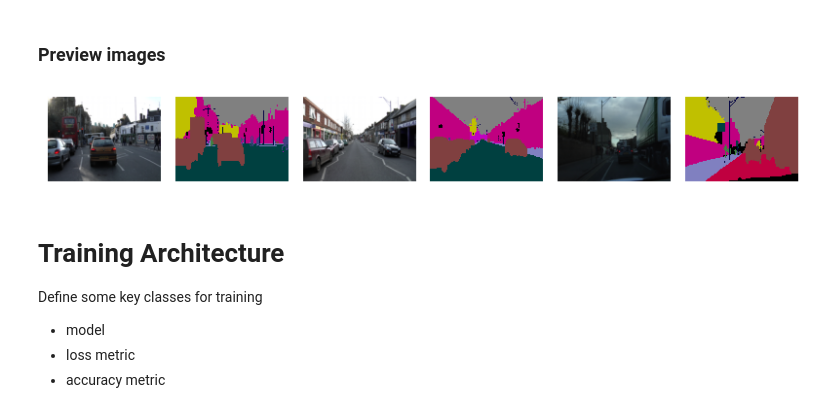
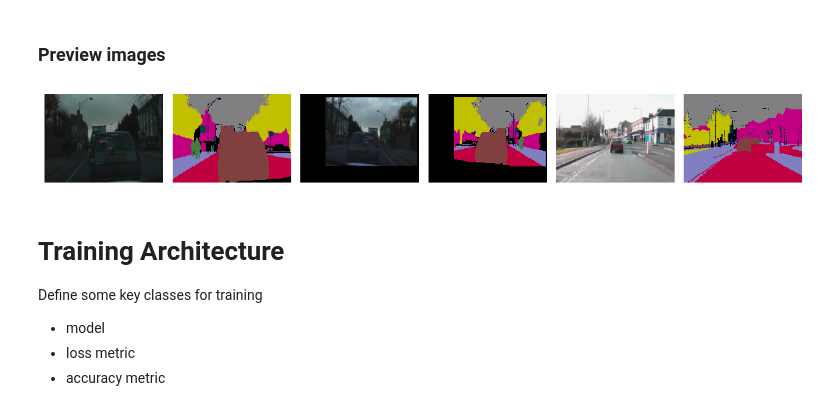
Before and after one commit to LeonY117/msc_project, a Jupyter notebook: notebooks/camvid.ipynb, the cells around one changed output. Cells and saved outputs as stored; diff of their text form; code cells hidden in the pictures.

Commit message:
update unet wrapper and some plotting funcs

```diff
--- a/notebooks/camvid.ipynb
+++ b/notebooks/camvid.ipynb
@@ -267,7 +277,6 @@ if 'CamVid' not in os.listdir('/content'):
 ## Define some Global Variables
 # %%
 # get classes for CamVid
-
 # class_dict = pd.read_csv('/content/CamVid/class_dict.csv')
 
 RGB2CLSNAME = {
@@ -323,7 +332,7 @@ FILL_PIX = 11
 WIDTH = 480
 HEIGHT = 360
 
-CLASSES = list(set(RGB2CLSNAME.values()))
+CLASSES = sorted(list(set(RGB2CLSNAME.values())))
 RGB2CLASS = {rgb:{c:i for i,c in enumerate(CLASSES)}[name] for (rgb, name) in RGB2CLSNAME.items()}
 CLASS2RGB = {c:rgb for (rgb, c) in RGB2CLASS.items()}
 
@@ -408,12 +449,14 @@ def get_train_transforms(intensity:float=1) -> transforms.Compose:
     z = intensity
     train_transforms = Compose([
       HFlip(prob=0.5),
-      HueSatCon(brightness=0.1*z, contrast=0.1*z, saturation=0.1*z, hue=0.1*z, prob=1),
-      Affine(affine_percentage=0.1*z, shear_deg=5*z, fill_pix=FILL_PIX, prob=1),
-      Rotation(10*z, fill_pix=FILL_PIX, prob=1),
-      Crop(crop_percentage=1-z*0.1, prob=1),
+      HueSatCon(brightness=0.2, contrast=0.2, saturation=0.2, hue=0.1, prob=1),
+      Crop((0.7, 1.3), fill_pix=FILL_PIX),
+      # Affine(affine_percentage=0.2*z, shear_deg=0, fill_pix=FILL_PIX, prob=1),
+      # Rotation(10*z, fill_pix=FILL_PIX, prob=1),
+      # Crop(crop_percentage=1-z*0.2, prob=1),
       Resize((HEIGHT, WIDTH)),
       # ToTensor(),
+      # RandomResizedCrop((HEIGHT, WIDTH), (0.5, 2), (1, 1)),
       Normalize(),
     ])
     return train_transforms
@@ -427,23 +470,23 @@ class DatasetManager():
     train_transforms = get_train_transforms(intensity=intensity)
 
     val_transforms = Compose([
-        Resize((HEIGHT, WIDTH)),
+        # Resize((HEIGHT, WIDTH)),
         # ToTensor(),
         Normalize(),
     ])
 
     test_transforms = Compose([
-        Resize_test((HEIGHT, WIDTH)),
+        # Resize_test((HEIGHT, WIDTH)),
         # ToTensor(),
-        Normalize_test()
+        # Normalize_test()
     ])
 
     # train_dataset = get_train_dataset(train_transforms)
     # val_dataset = get_val_dataset(val_transforms)
 
     train_dataset = load_camvid_into_memory('train', train_transforms)
-    val_dataset = load_camvid_into_memory('val', val_transforms)
-    test_dataset = load_camvid_into_memory('test', val_transforms)
+    val_dataset = load_camvid_into_memory('val', None)
+    test_dataset = load_camvid_into_memory('test', None)
 
     self.datasets = {'train': train_dataset, 'val': val_dataset, 'test': test_dataset}
 
@@ -555,19 +610,17 @@ def imshow_uncertainty(uncertainty: Tensor):
 # %% [markdown]
 ### Preview images
 # %%
-split = 'test'
+split = 'train'
 
-plt.figure(figsize=(8, 4))
+plt.figure(figsize=(12, 6))
 for i in range(3):
   x_batch_sample, y_batch_sample = next(iter(dataloaders[split]))
   plt.subplot(1, 6, i*2+1)
   imshow_image(x_batch_sample[0])
-  plt.axis('off')
   plt.subplot(1, 6, i*2+2)
   imshow_label(y_batch_sample[0].to(int))
-  plt.axis('off')
 
 # note: clipping error message can be ignored
 plt.tight_layout()
 # %% [output]
-[figure, old version]
+[figure, new version]
```
Also changed, not shown: parts of 80 cells of this notebook.
